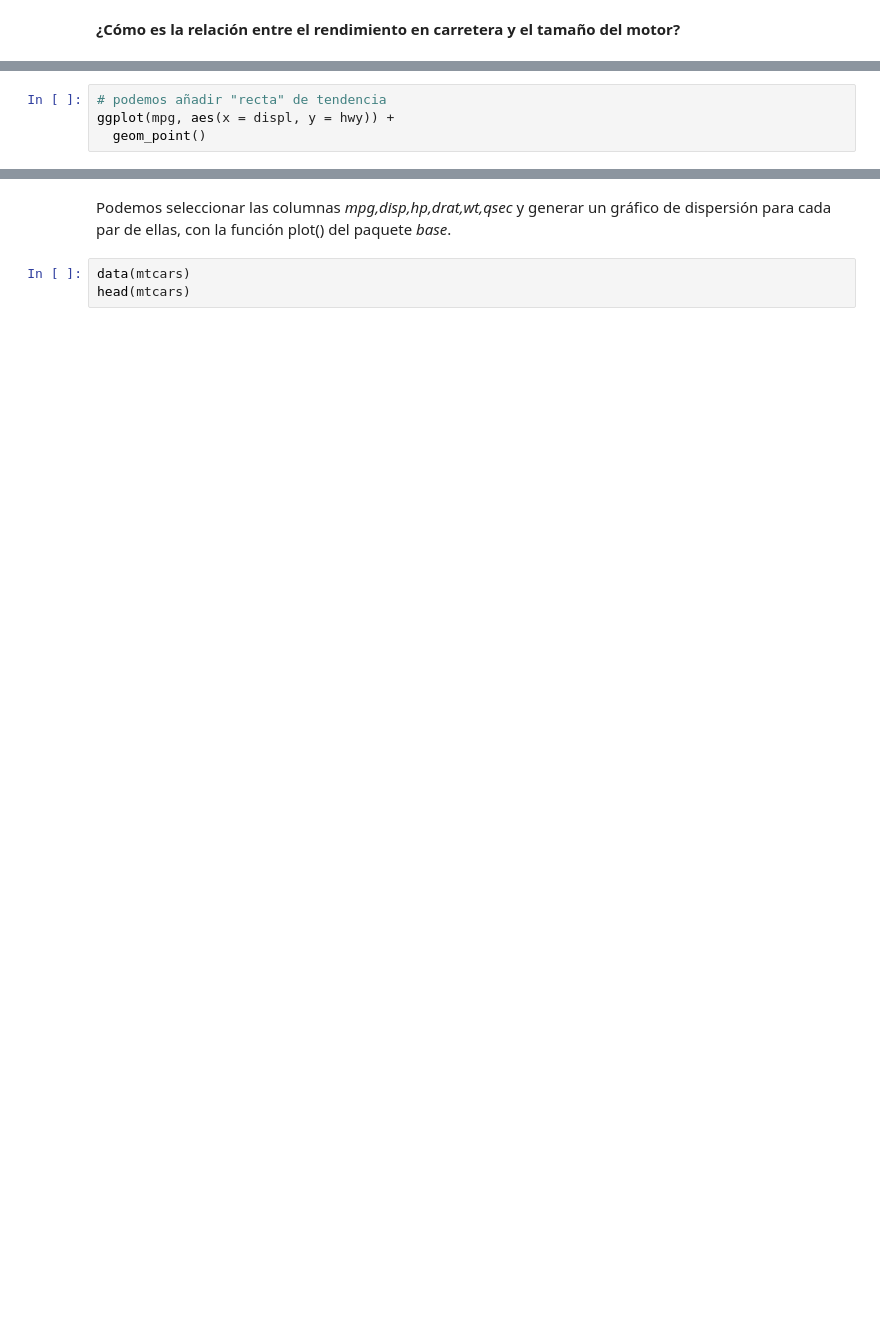
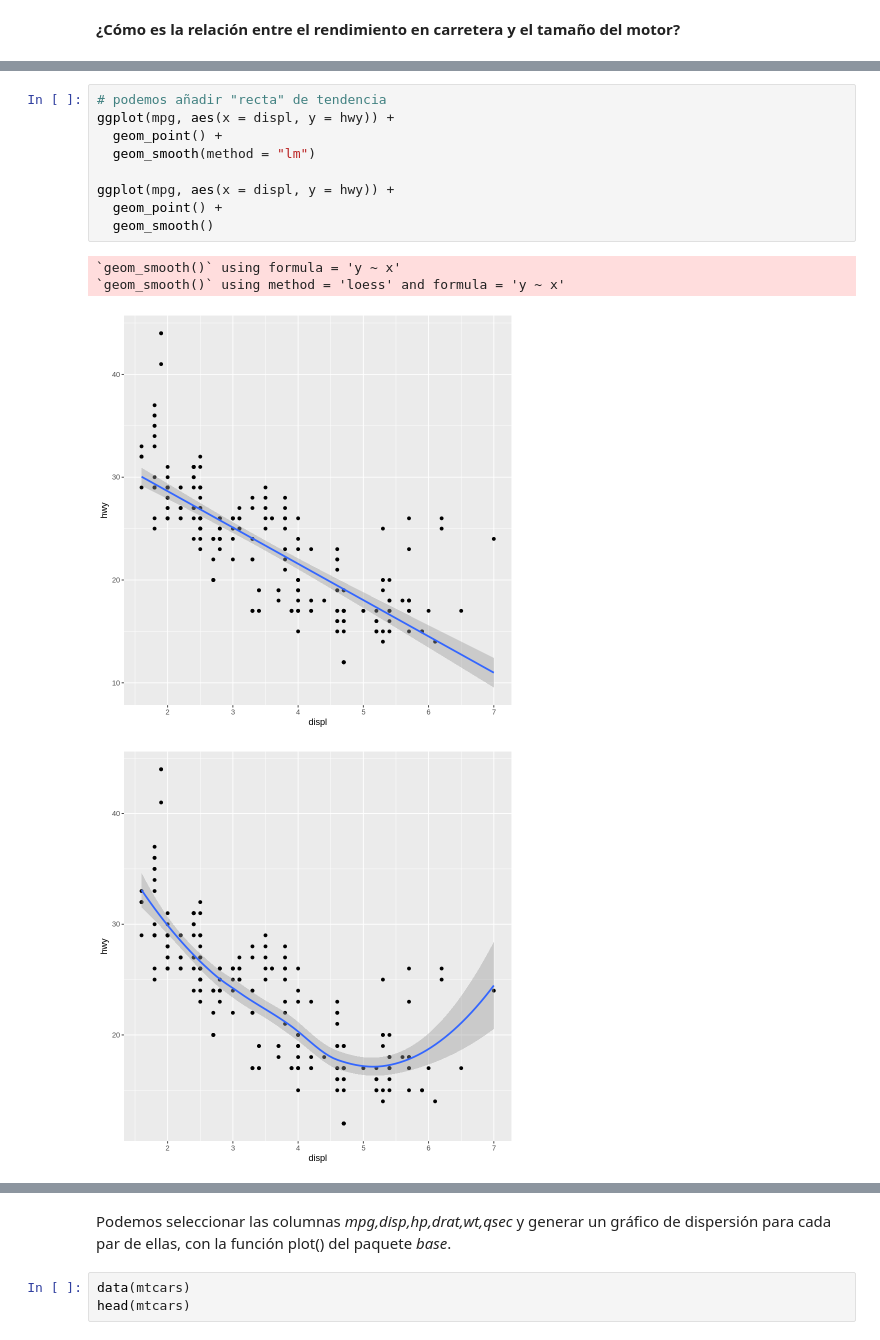
Before and after one commit to majorquev/DBDC_202507_Programacion_en_R_para_ciencia_de_datos, a Jupyter notebook: Clases/Clase6/Clase6_1_Estadisticos_descriptivos_y_correlación.ipynb, the cells around one changed output, grey strips where cells are left out. Cells and saved outputs as stored; diff of their text form; blank space fills up the shorter version.

```diff
--- a/Clases/Clase6/Clase6_1_Estadisticos_descriptivos_y_correlación.ipynb
+++ b/Clases/Clase6/Clase6_1_Estadisticos_descriptivos_y_correlación.ipynb
@@ -107,4 +259,14 @@ ggplot(mpg, aes(x = displ, y = hwy)) +
 # %%
 # podemos añadir "recta" de tendencia
 ggplot(mpg, aes(x = displ, y = hwy)) +
-  geom_point()
+  geom_point() +
+  geom_smooth(method = "lm")
+
+ggplot(mpg, aes(x = displ, y = hwy)) +
+  geom_point() +
+  geom_smooth()
+# %% [output]
+`geom_smooth()` using formula = 'y ~ x'
+`geom_smooth()` using method = 'loess' and formula = 'y ~ x'
+[figure, added]
+[figure, added]
```
Also changed, not shown: parts of 30 cells of this notebook.
